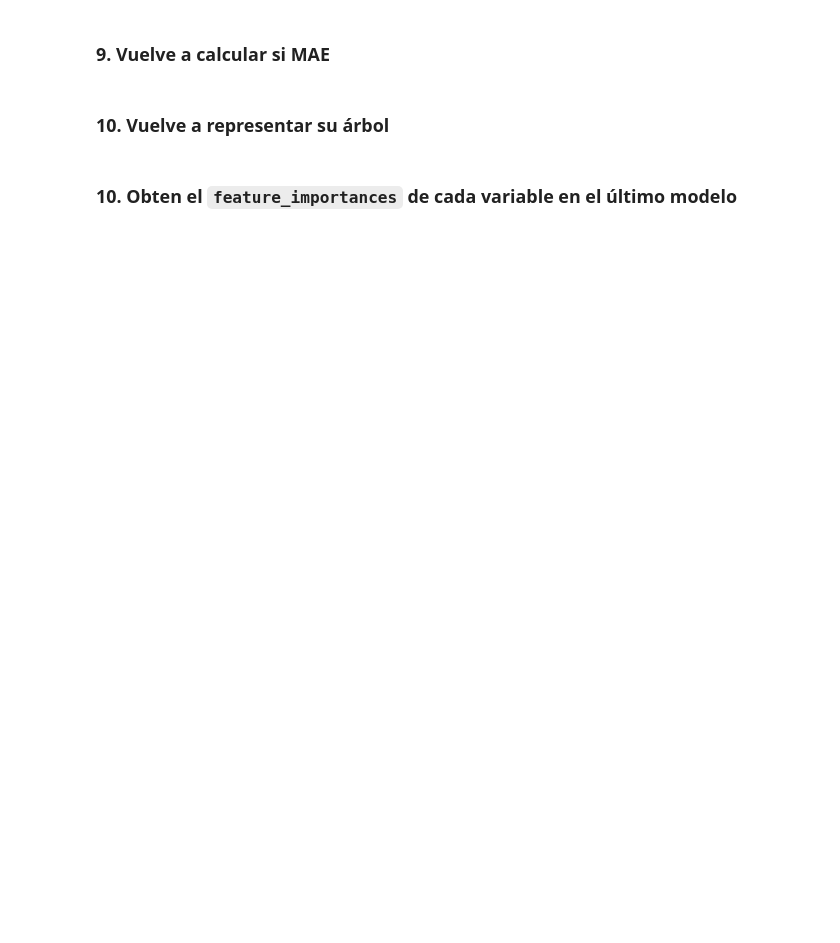
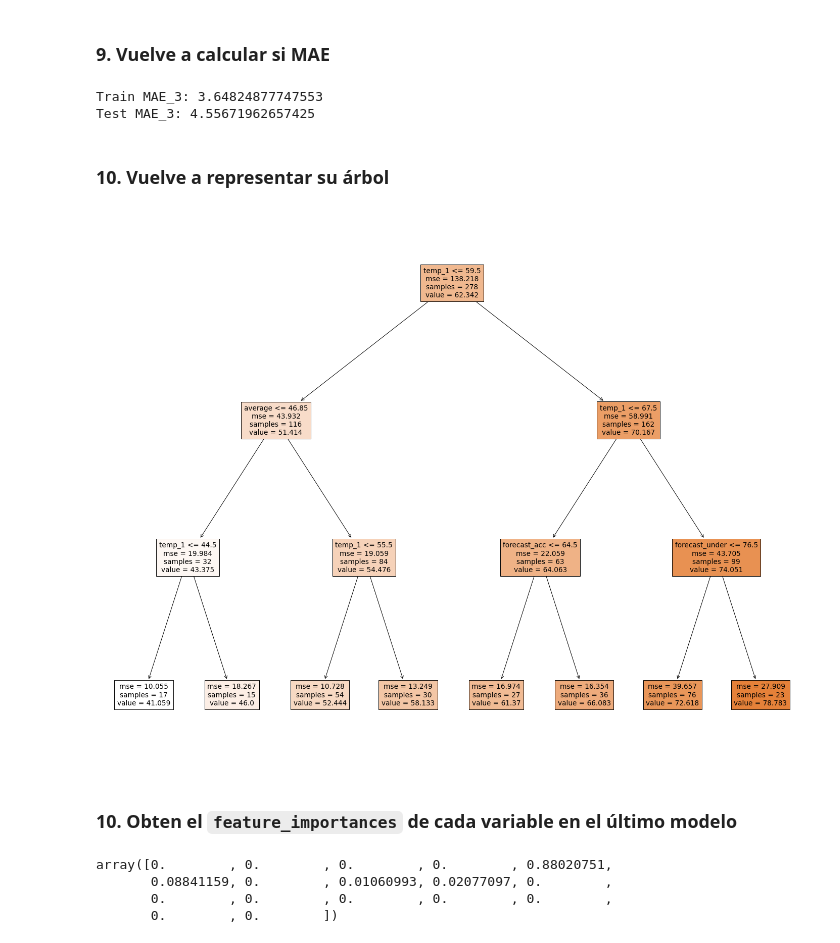
Before and after one commit to Garcipaldis/bridge_datascience_JorgeGarcia, a Jupyter notebook: Excercises/W10D1/1_Regression_Tree.ipynb, the cells around one changed output. Saved outputs shown, nothing was run; the diff lists cells and outputs as text; code cells hidden in the pictures; blank space fills up the shorter version.

```diff
--- a/Excercises/W10D1/1_Regression_Tree.ipynb
+++ b/Excercises/W10D1/1_Regression_Tree.ipynb
@@ -52,6 +107,30 @@ Sin usar sklearn
 # %% [markdown]
 ### 9. Vuelve a calcular si MAE
+# %%
+y_pred_train3 = dtr3.predict(X_train)
+y_pred_test3 = dtr3.predict(X_test)
+
+print('Train MAE_3:', mean_absolute_error(y_pred_train3, y_train))
+print('Test MAE_3:', mean_absolute_error(y_pred_test3, y_test))
+# %% [output]
+Train MAE_3: 3.64824877747553
+Test MAE_3: 4.55671962657425
 # %% [markdown]
 ### 10. Vuelve a representar su árbol
+# %%
+fig = plt.figure(figsize=(25,20))
+_ = tree.plot_tree(dtr3,
+                   feature_names=X.columns,
+                   class_names="actual",
+                   filled=True)
+# %% [output]
+[figure, added]
 # %% [markdown]
 ### 10. Obten el `feature_importances` de cada variable en el último modelo
+# %%
+dtr3.feature_importances_
+# %% [output]
+array([0.        , 0.        , 0.        , 0.        , 0.88020751,
+       0.08841159, 0.        , 0.01060993, 0.02077097, 0.        ,
+       0.        , 0.        , 0.        , 0.        , 0.        ,
+       0.        , 0.        ])
```
Also changed, not shown: parts of 9 cells of this notebook, 18 other files.
